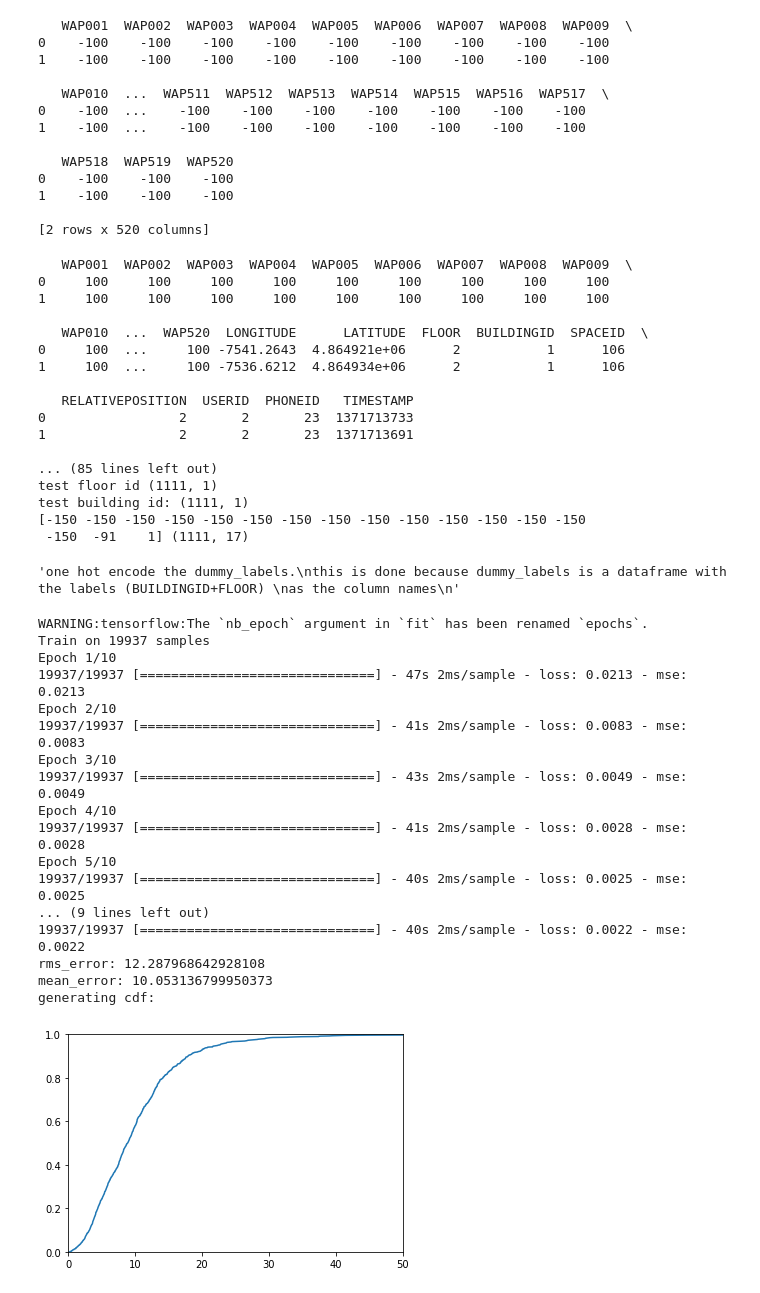
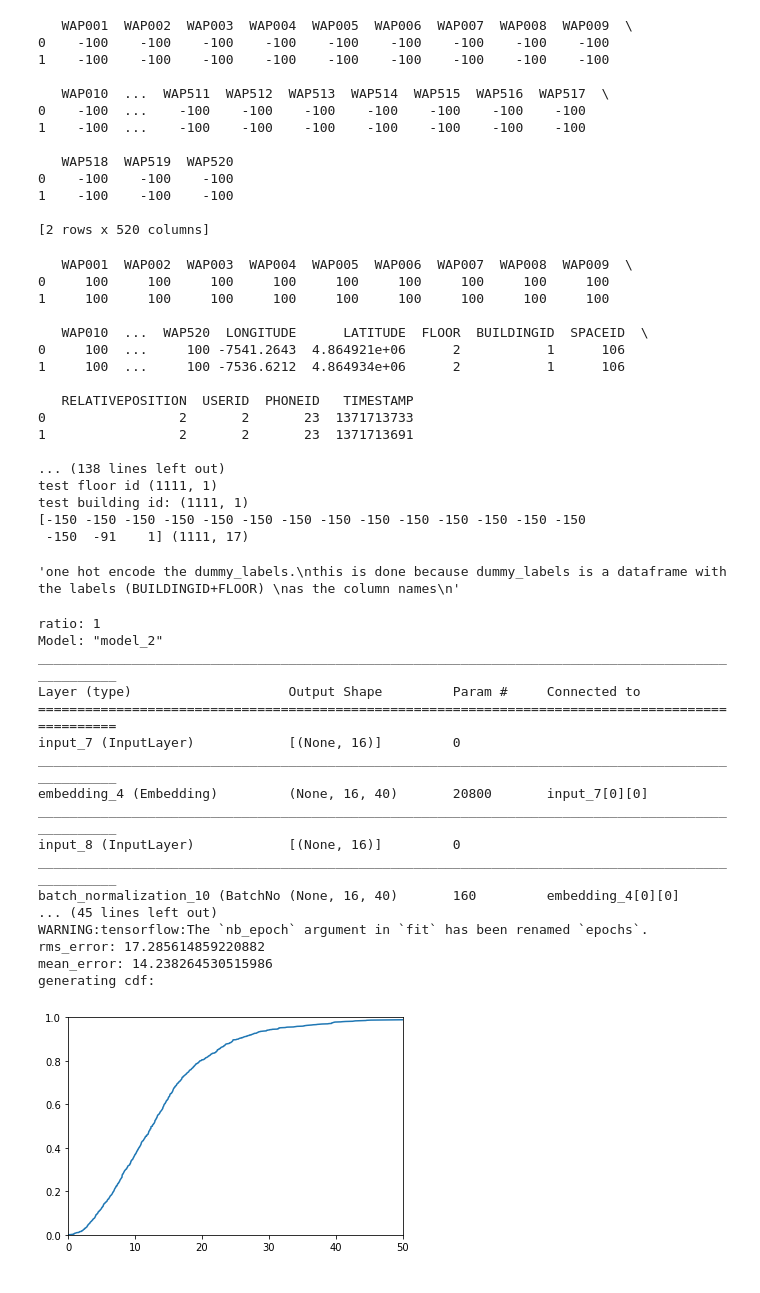
Before and after one commit to clubfor5/comp5214_project, a Jupyter notebook: 未命名.ipynb, the cells around one changed output. Cells and saved outputs as stored; diff of their text form; code cells hidden in the pictures.

```diff
--- a/未命名.ipynb
+++ b/未命名.ipynb
@@ -212,7 +247,7 @@ print(train_AP_features[train_id[10]])
 #print(train_id[0],train_rssi[0],train_AP_features[0])
 
 input_data = [train_id, train_rssi, train_building_id]
-model = lstm(input_data)
+model = mlp(input_data)
 model.summary()
 
 train_df_LL = train_df.loc[:,'LONGITUDE':'LATITUDE']
@@ -276,43 +311,59 @@ as the column names
 0                 2       2       23  1371713733
 1                 2       2       23  1371713691
 
-... (85 lines left out)
+... (138 lines left out)
 test floor id (1111, 1)
 test building id: (1111, 1)
 [-150 -150 -150 -150 -150 -150 -150 -150 -150 -150 -150 -150 -150 -150
  -150  -91    1] (1111, 17)
 'one hot encode the dummy_labels.\nthis is done because dummy_labels is a dataframe with the labels (BUILDINGID+FLOOR) \nas the column names\n'
+# %%
+def train_val_split(xs, y,ratio):
+    new_xs = []
+    new_y = []
+    train_val_split = np.random.rand(len(y))
+    train_val_split = train_val_split < ratio #should contain ~70% percent true
+    for x in xs:
+        x = x[train_val_split]
+        new_xs.append(x)
+    y = y[train_val_split]
+    new_y.append(y)
+    return new_xs, new_y
 # %%
 
 
 import pickle
-for i in range(50):
-
-
+for i in range(1,11):
+    ratio = i * 0.1
+    part_train_x, part_train_y = train_val_split(input_data, train_y, ratio)
+    print("ratio: "+ str(i))
+    model = mlp(part_train_x)
     #model.compile(optimizer=tf.optimizers.Adam(lr=0.001), loss='mse', metrics=['mse'])
-    model.fit(input_data,train_y,nb_epoch=10,batch_size=128,verbose = 1)
+    model.fit(part_train_x,part_train_y,nb_epoch=300,batch_size=128,verbose = 0)
     test_pred_y = model.predict([test_id, test_rssi, test_building_id])
     test_pred_y = test_pred_y * ranges + bias
     error_analysis(test_y, test_pred_y)
-    file = open('lstm_2layer_result.txt','wb')
+    fileName = 'mlp_dropout_layer_result_' + str(ratio)+ '.txt'
+    print("writing to file name: ", fileName)
+    file = open(fileName,'wb')
     pickle.dump(test_pred_y,file)
     file.close()
 # %% [output]
+ratio: 1
+Model: "model_2"
+__________________________________________________________________________________________________
+Layer (type)                    Output Shape         Param #     Connected to
+==================================================================================================
+input_7 (InputLayer)            [(None, 16)]         0
+__________________________________________________________________________________________________
+embedding_4 (Embedding)         (None, 16, 40)       20800       input_7[0][0]
+__________________________________________________________________________________________________
+input_8 (InputLayer)            [(None, 16)]         0
+__________________________________________________________________________________________________
+batch_normalization_10 (BatchNo (None, 16, 40)       160         embedding_4[0][0]
+... (45 lines left out)
 WARNING:tensorflow:The `nb_epoch` argument in `fit` has been renamed `epochs`.
-Train on 19937 samples
-Epoch 1/10
-19937/19937 [==============================] - 47s 2ms/sample - loss: 0.0213 - mse: 0.0213
-Epoch 2/10
-19937/19937 [==============================] - 41s 2ms/sample - loss: 0.0083 - mse: 0.0083
-Epoch 3/10
-19937/19937 [==============================] - 43s 2ms/sample - loss: 0.0049 - mse: 0.0049
-Epoch 4/10
-19937/19937 [==============================] - 41s 2ms/sample - loss: 0.0028 - mse: 0.0028
-Epoch 5/10
-19937/19937 [==============================] - 40s 2ms/sample - loss: 0.0025 - mse: 0.0025
-... (9 lines left out)
-19937/19937 [==============================] - 40s 2ms/sample - loss: 0.0022 - mse: 0.0022
-rms_error: 12.287968642928108
-mean_error: 10.053136799950373
+rms_error: 17.285614859220882
+mean_error: 14.238264530515986
 generating cdf:
-[figure, old version]
+[figure, new version]
```
Also changed, not shown: parts of 2 cells of this notebook, 3 other files.
